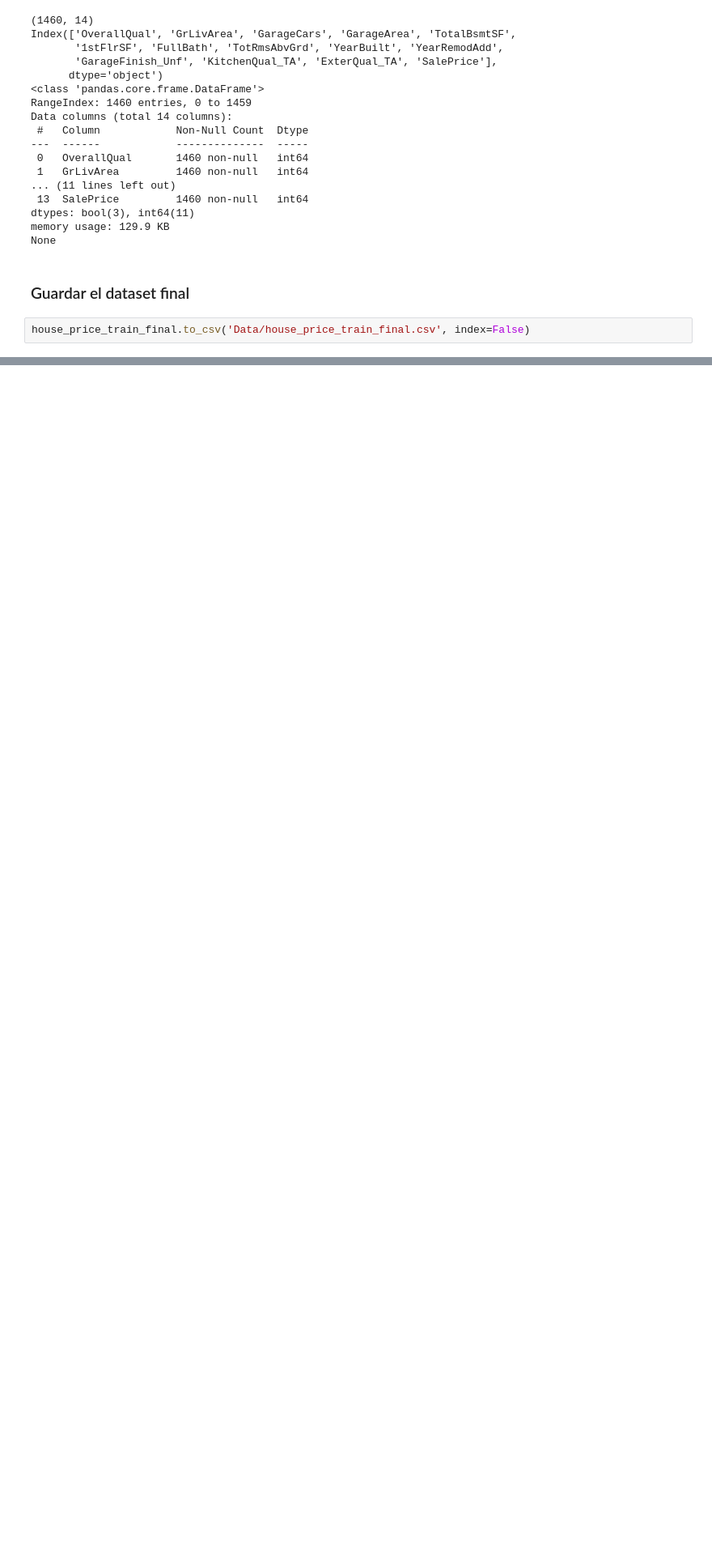
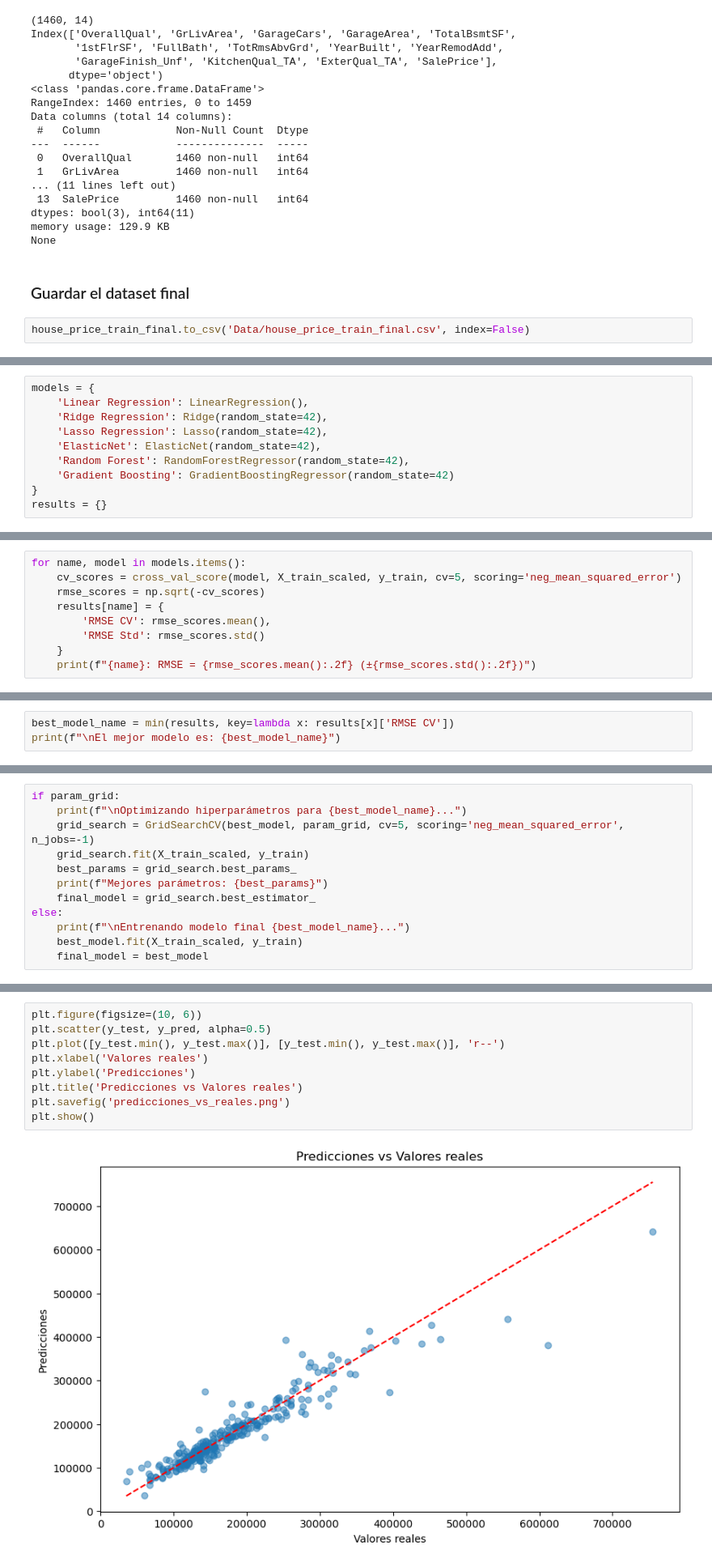
Before and after one commit to BryamDigar/AnaliticaParcial2, a Jupyter notebook: regresion_salePrice.ipynb, the cells around one changed output, grey strips where cells are left out. Shown at 81% size. Cells and saved outputs as stored; diff of their text form; blank space fills up the shorter version.

```diff
--- a/regresion_salePrice.ipynb
+++ b/regresion_salePrice.ipynb
@@ -405,0 +572,10 @@ house_price_train_final.to_csv('Data/house_price_train_final.csv', index=False)
+# %%
+models = {
+    'Linear Regression': LinearRegression(),
+    'Ridge Regression': Ridge(random_state=42),
+    'Lasso Regression': Lasso(random_state=42),
+    'ElasticNet': ElasticNet(random_state=42),
+    'Random Forest': RandomForestRegressor(random_state=42),
+    'Gradient Boosting': GradientBoostingRegressor(random_state=42)
+}
+results = {}
@@ -405,0 +584,9 @@ house_price_train_final.to_csv('Data/house_price_train_final.csv', index=False)
+# %%
+for name, model in models.items():
+    cv_scores = cross_val_score(model, X_train_scaled, y_train, cv=5, scoring='neg_mean_squared_error')
+    rmse_scores = np.sqrt(-cv_scores)
+    results[name] = {
+        'RMSE CV': rmse_scores.mean(),
+        'RMSE Std': rmse_scores.std()
+    }
+    print(f"{name}: RMSE = {rmse_scores.mean():.2f} (±{rmse_scores.std():.2f})")
@@ -405,0 +602,3 @@ house_price_train_final.to_csv('Data/house_price_train_final.csv', index=False)
+# %%
+best_model_name = min(results, key=lambda x: results[x]['RMSE CV'])
+print(f"\nEl mejor modelo es: {best_model_name}")
@@ -405,0 +641,12 @@ house_price_train_final.to_csv('Data/house_price_train_final.csv', index=False)
+# %%
+if param_grid:
+    print(f"\nOptimizando hiperparámetros para {best_model_name}...")
+    grid_search = GridSearchCV(best_model, param_grid, cv=5, scoring='neg_mean_squared_error', n_jobs=-1)
+    grid_search.fit(X_train_scaled, y_train)
+    best_params = grid_search.best_params_
+    print(f"Mejores parámetros: {best_params}")
+    final_model = grid_search.best_estimator_
+else:
+    print(f"\nEntrenando modelo final {best_model_name}...")
+    best_model.fit(X_train_scaled, y_train)
+    final_model = best_model
@@ -409,0 +886,11 @@ house_price_train_final.to_csv('Data/house_price_train_final.csv', index=False)
+# %%
+plt.figure(figsize=(10, 6))
+plt.scatter(y_test, y_pred, alpha=0.5)
+plt.plot([y_test.min(), y_test.max()], [y_test.min(), y_test.max()], 'r--')
+plt.xlabel('Valores reales')
+plt.ylabel('Predicciones')
+plt.title('Predicciones vs Valores reales')
+plt.savefig('predicciones_vs_reales.png')
+plt.show()
+# %% [output]
+[figure, added]
```
Also changed, not shown: parts of 57 cells of this notebook.
